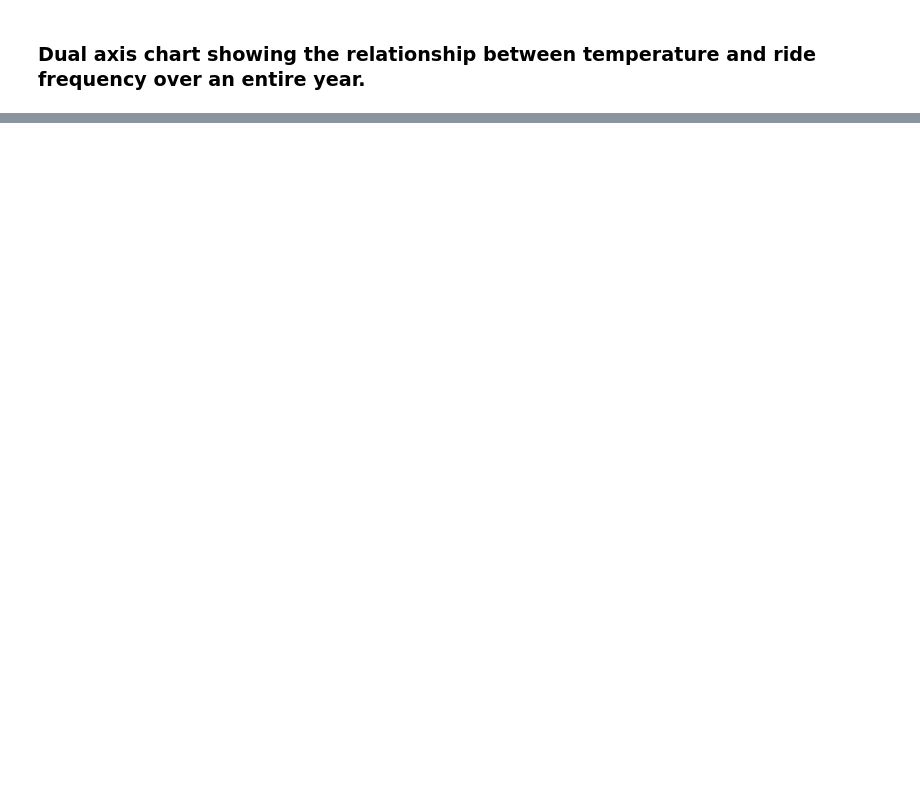
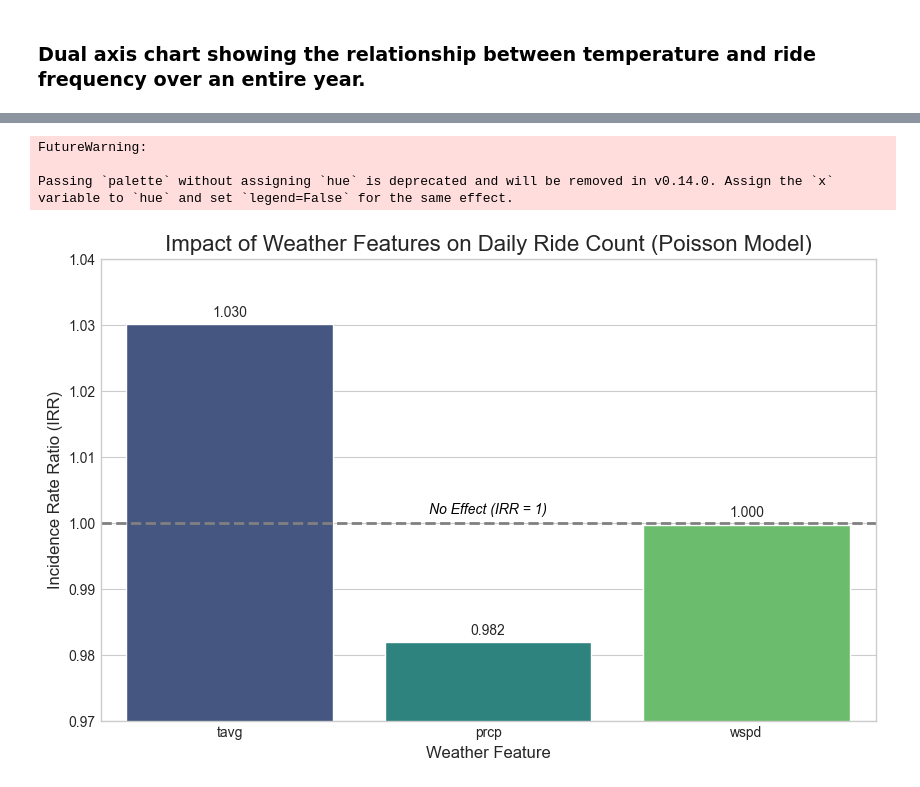
Before and after one commit to aaron576/bike_project, a Jupyter notebook: notebooks/bike_analysis.ipynb, the cells around one changed output, grey strips where cells are left out. Saved outputs shown, nothing was run; the diff lists cells and outputs as text; code cells hidden in the pictures; blank space fills up the shorter version.

```diff
--- a/notebooks/bike_analysis.ipynb
+++ b/notebooks/bike_analysis.ipynb
@@ -292,3 +518,45 @@ plt.show()
+# %%
+# Add results from above table
+
+results_data = {
+    'feature': ['tavg', 'prcp', 'wspd'],
+    'coefficient': [0.0296, -0.0183, -0.0003]
+}
+results_df = pd.DataFrame(results_data).set_index('feature')
+
+# Calculate the Incidence Rate Ratios
+results_df['IRR'] = np.exp(results_df['coefficient'])
+
+# Create the bar plot
+plt.style.use('seaborn-v0_8-whitegrid') # Use a nice style
+plt.figure(figsize=(10, 6))
+barplot = sns.barplot(x=results_df.index, y=results_df['IRR'], palette='viridis')
+
+# Add a horizontal line at 1.0 for reference
+plt.axhline(y=1.0, color='grey', linestyle='--', linewidth=2)
+
+# Add data labels on top of the bars
+for p in barplot.patches:
+    barplot.annotate(format(p.get_height(), '.3f'),
+                   (p.get_x() + p.get_width() / 2., p.get_height()),
+                   ha = 'center', va = 'center',
+                   xytext = (0, 9),
+                   textcoords = 'offset points')
+
+# Add titles and labels
+plt.title('Impact of Weather Features on Daily Ride Count (Poisson Model)', fontsize=16)
+plt.xlabel('Weather Feature', fontsize=12)
+plt.ylabel('Incidence Rate Ratio (IRR)', fontsize=12)
+plt.ylim(0.97, 1.04) # Zoom in on the y-axis to see the effects more clearly
+plt.text(x=1, y=1.001, s='No Effect (IRR = 1)', color='black', va='bottom', ha='center', fontsize=10, style='italic')
+
+# Display the plot
+plt.show()
+# %% [output]
+FutureWarning:
+
+Passing `palette` without assigning `hue` is deprecated and will be removed in v0.14.0. Assign the `x` variable to `hue` and set `legend=False` for the same effect.
+[figure, added]
 # %% [markdown]
 # Conclusion
 
```
Also changed, not shown: parts of 32 cells of this notebook.
